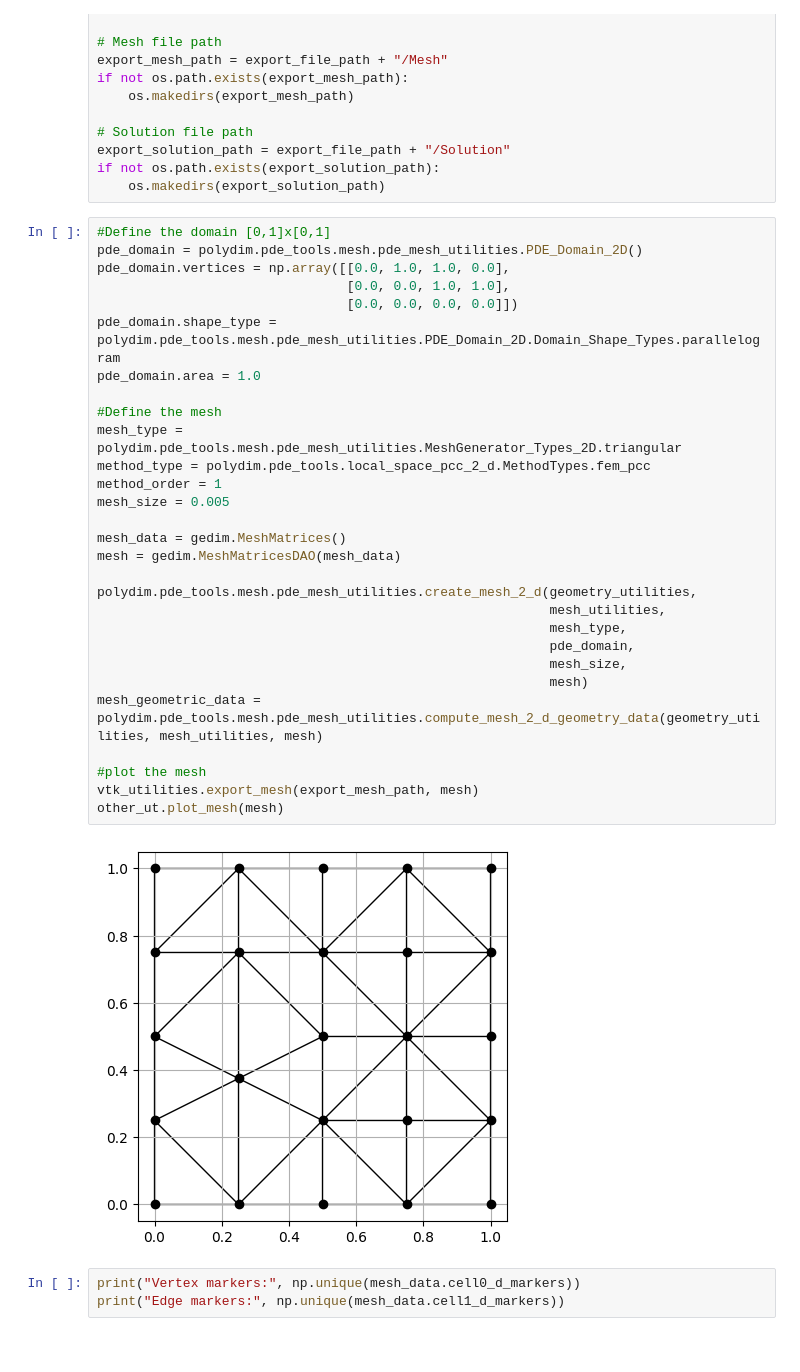
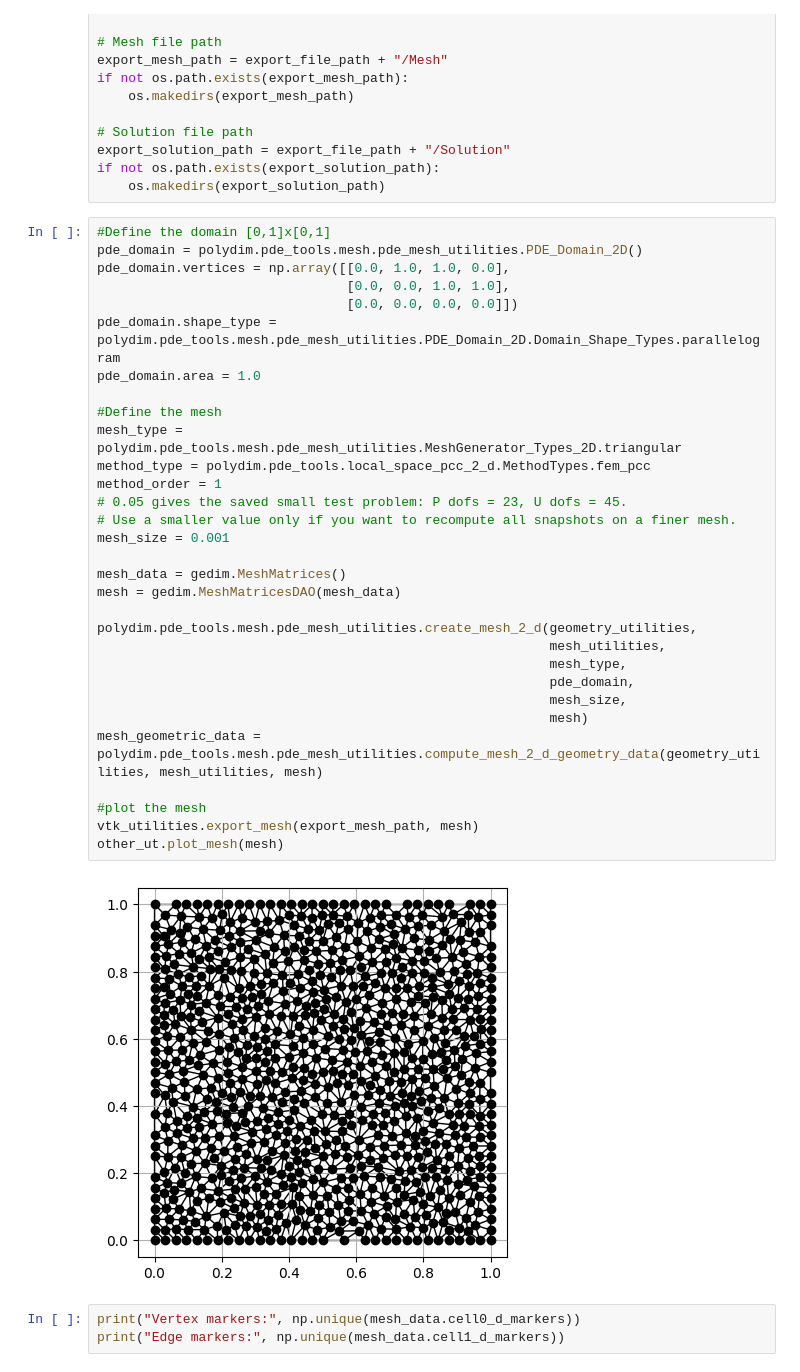
Before and after one commit to tom-fritzdorf/MOR-project, a Jupyter notebook: Q1.ipynb, the cells around one changed output. Drawn from its saved outputs; the diff is of its cells as text.

```diff
--- a/Q1.ipynb
+++ b/Q1.ipynb
@@ -63,34 +63,36 @@ if not os.path.exists(export_solution_path):
 # %%
 #Define the domain [0,1]x[0,1]
 pde_domain = polydim.pde_tools.mesh.pde_mesh_utilities.PDE_Domain_2D()
 pde_domain.vertices = np.array([[0.0, 1.0, 1.0, 0.0],
                                 [0.0, 0.0, 1.0, 1.0],
                                 [0.0, 0.0, 0.0, 0.0]])
 pde_domain.shape_type = polydim.pde_tools.mesh.pde_mesh_utilities.PDE_Domain_2D.Domain_Shape_Types.parallelogram
 pde_domain.area = 1.0
 
 #Define the mesh
 mesh_type = polydim.pde_tools.mesh.pde_mesh_utilities.MeshGenerator_Types_2D.triangular
 method_type = polydim.pde_tools.local_space_pcc_2_d.MethodTypes.fem_pcc
 method_order = 1
-mesh_size = 0.005
+# 0.05 gives the saved small test problem: P dofs = 23, U dofs = 45.
+# Use a smaller value only if you want to recompute all snapshots on a finer mesh.
+mesh_size = 0.001
 
 mesh_data = gedim.MeshMatrices()
 mesh = gedim.MeshMatricesDAO(mesh_data)
 
 polydim.pde_tools.mesh.pde_mesh_utilities.create_mesh_2_d(geometry_utilities,
                                                           mesh_utilities,
                                                           mesh_type,
                                                           pde_domain,
                                                           mesh_size,
                                                           mesh)
 mesh_geometric_data = polydim.pde_tools.mesh.pde_mesh_utilities.compute_mesh_2_d_geometry_data(geometry_utilities, mesh_utilities, mesh)
 
 #plot the mesh
 vtk_utilities.export_mesh(export_mesh_path, mesh)
 other_ut.plot_mesh(mesh)
 # %% [output]
-[figure, old version]
+[figure, new version]
 # %%
 print("Vertex markers:", np.unique(mesh_data.cell0_d_markers))
 print("Edge markers:", np.unique(mesh_data.cell1_d_markers))
```
Also changed, not shown: parts of 24 cells of this notebook, 1 other file.
